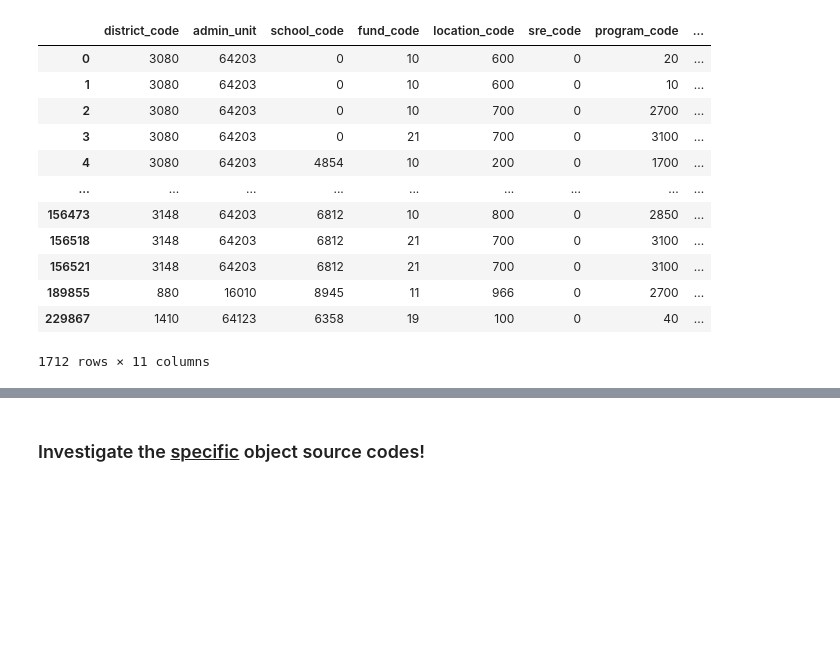
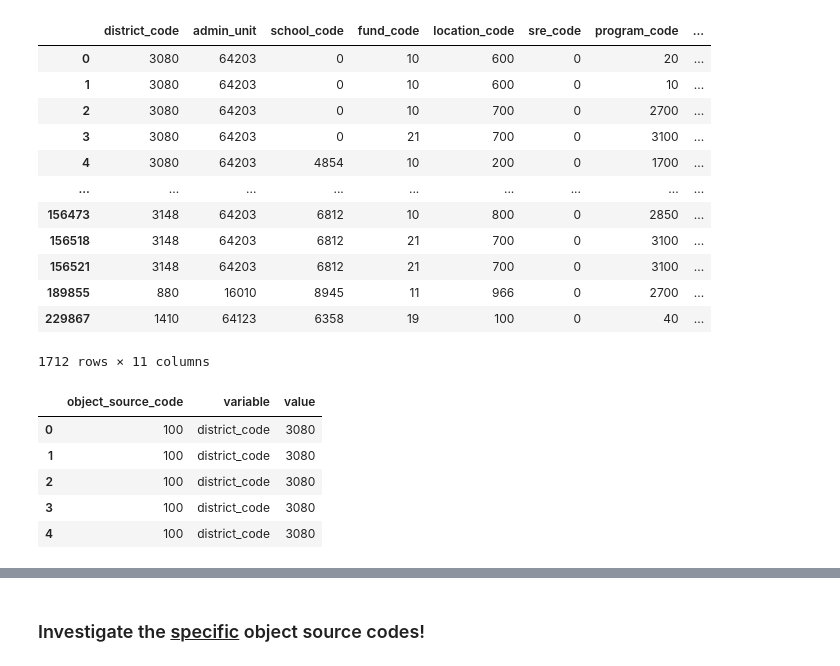
Before and after one commit to stacysandy/Data-Science-Practicum-II, a Jupyter notebook: Stacey_Sandy-Practicum_II.ipynb, the cells around one changed output, grey strips where cells are left out. Drawn from its saved outputs; the diff is of its cells as text; code cells hidden in the pictures; blank space fills up the shorter version.

```diff
--- a/Stacey_Sandy-Practicum_II.ipynb
+++ b/Stacey_Sandy-Practicum_II.ipynb
@@ -424,3 +461,16 @@ COK12_groupByOSC.head()
 | 189855 | 880 | 16010 | 8945 | 11 | 966 | 0 | 2700 | ... |
 | 229867 | 1410 | 64123 | 6358 | 19 | 100 | 0 | 40 | ... |
 1712 rows × 11 columns
+# %%
+# Try to melt function to identify each object source code by other financial code columns
+longOSC = pd.melt(COK12_df2,
+    id_vars=['object_source_code'])
+# %%
+longOSC.head()
+# %% [output]
+|  | object_source_code | variable | value |
+| 0 | 100 | district_code | 3080 |
+| 1 | 100 | district_code | 3080 |
+| 2 | 100 | district_code | 3080 |
+| 3 | 100 | district_code | 3080 |
+| 4 | 100 | district_code | 3080 |
```
Also changed, not shown: parts of 69 cells of this notebook.
